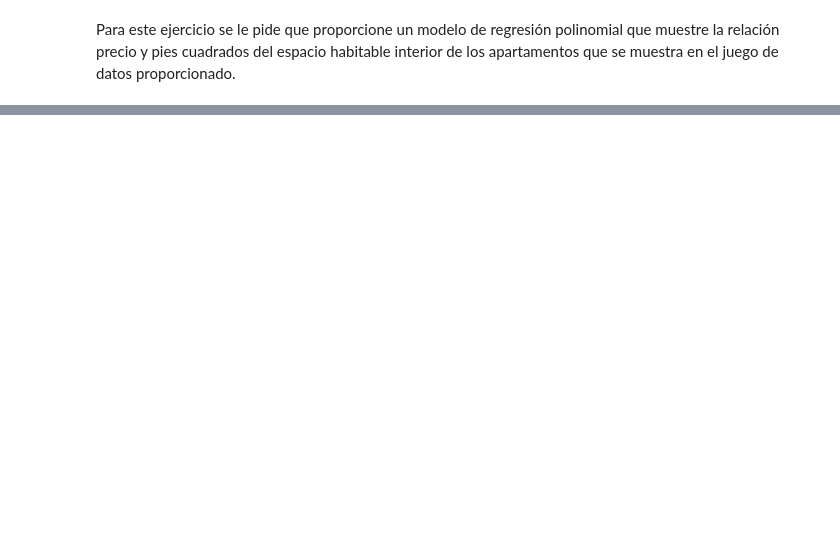
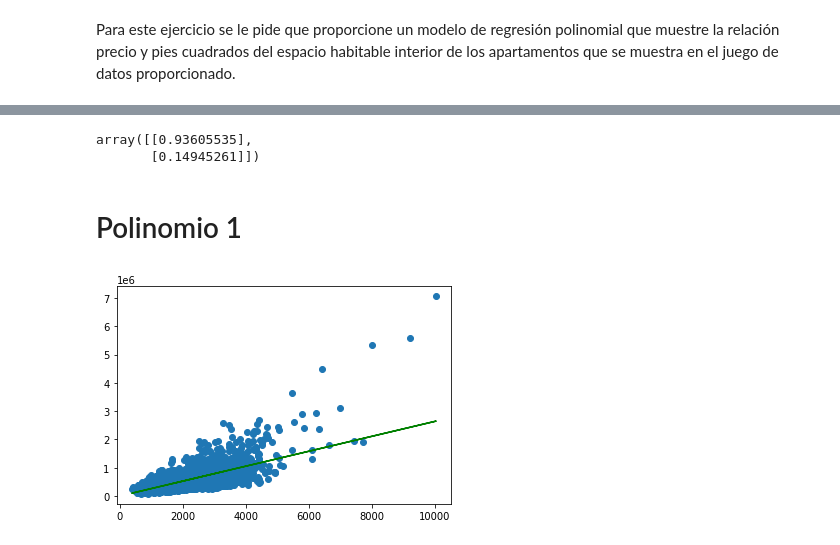
Before and after one commit to hwalter734/LAB4-EOML, a Jupyter notebook: lab4-Walter-20180006.ipynb, the cells around one changed output, grey strips where cells are left out. Saved outputs shown, nothing was run; the diff lists cells and outputs as text; code cells hidden in the pictures; blank space fills up the shorter version.

```diff
--- a/lab4-Walter-20180006.ipynb
+++ b/lab4-Walter-20180006.ipynb
@@ -46,0 +63,45 @@ newdf
+# %%
+xtrain = train[:,0:2]
+ytrain = train[:,2].reshape(len(xtrain),1)
+xcv = validate[:,0:2]
+ycv = validate[:,2].reshape(len(xcv),1)
+xtest = test[:,0:2]
+ytest = test[:,2].reshape(len(xtest),1)
+# %%
+def linear_function_cost(X, y, theta):
+    h = X @ theta
+    return ((y - h) ** 2).sum() / (2 * len(X))
+
+def linear_gradient_cost(X, y, theta):
+    h = X @ theta
+    return (X.T @ (h - y)) / len(X)
+
+def gradient_descent_cost(X, y, theta_0, linear_function, linear_gradient, learning_rate=0.0000001, threshold= 2, max_iter=1000):
+    theta = theta_0
+    iteration = 0
+    costs = []
+    thetas = []
+
+    while np.linalg.norm(linear_gradient(X, y, theta)) > threshold and iteration < max_iter:
+        iteration += 1
+        theta = theta - learning_rate * linear_gradient(X, y, theta)
+        costs.append(linear_function(X, y, theta))
+        thetas.append(theta.copy())
+    return theta, costs, thetas
+# %%
+m, n =  xtrain.shape
+random_theta = np.random.rand(n,1)
+random_theta
+# %% [output]
+array([[0.93605535],
+       [0.14945261]])
+# %% [markdown]
+# Polinomio 1
+# %%
+theta_results1, costs1, thetas1 = gradient_descent_cost(xtrain, ytrain, random_theta, linear_function_cost, linear_gradient_cost)
+# %%
+plt.scatter(xcv[:, 1], ycv)
+plt.plot(xcv[:, 1], xcv @ theta_results1, color='green')
+plt.show()
+# %% [output]
+[figure, added]
```
Also changed, not shown: parts of 22 cells of this notebook.
